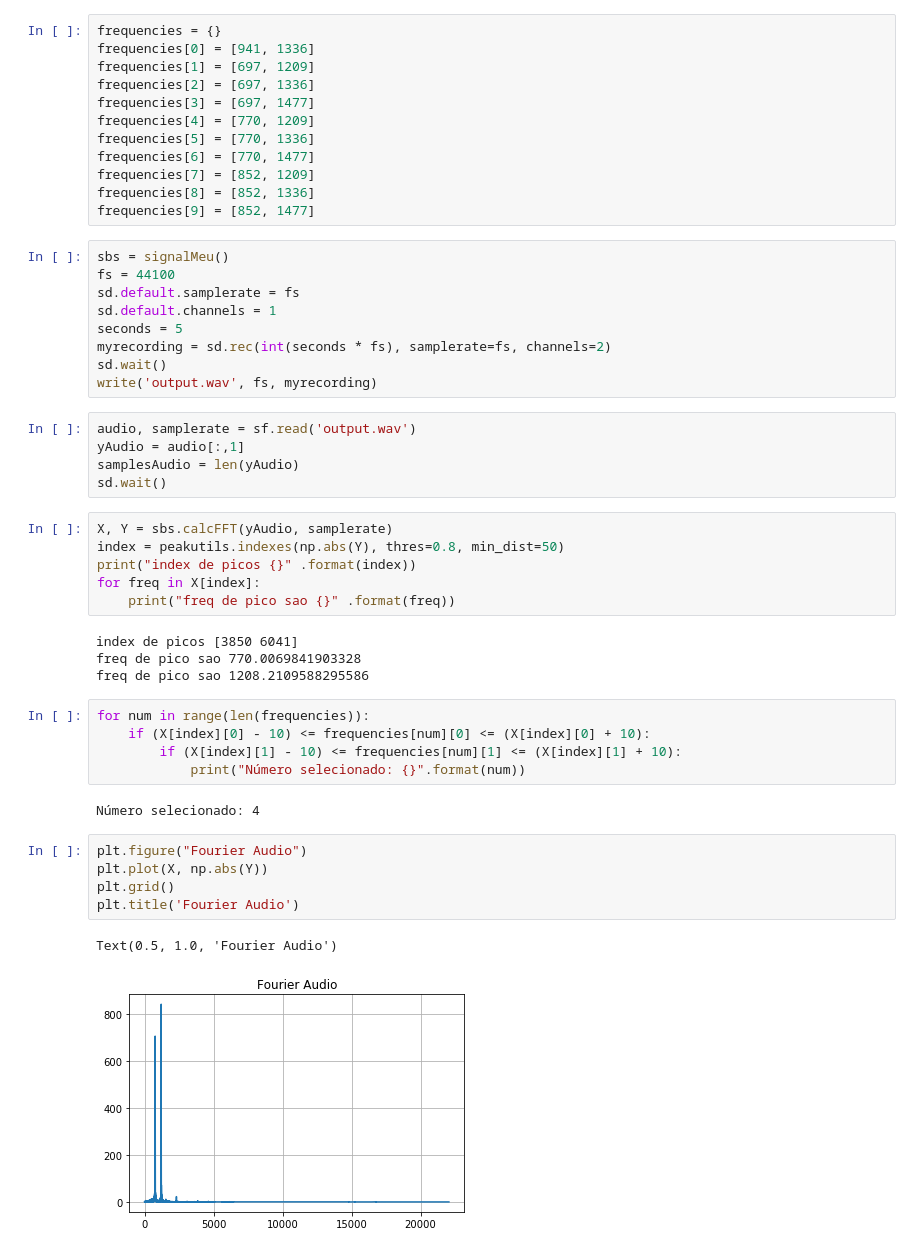
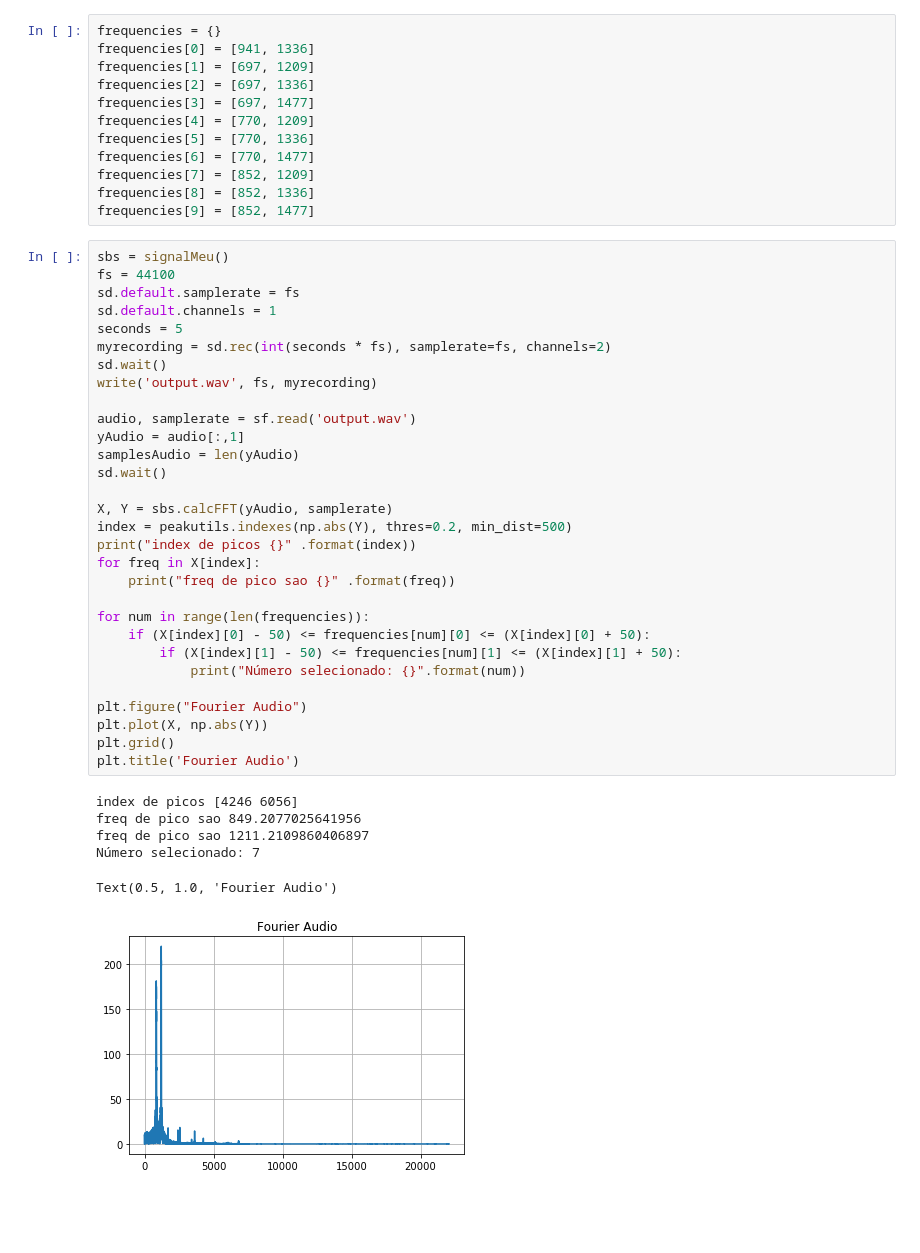
Before and after one commit to Bilbia/DTMF, a Jupyter notebook: receptor.ipynb, the cells around one changed output. Cells and saved outputs as stored; diff of their text form; blank space fills up the shorter version.

```diff
--- a/receptor.ipynb
+++ b/receptor.ipynb
@@ -22,42 +22,40 @@ frequencies[6] = [770, 1477]
 frequencies[7] = [852, 1209]
 frequencies[8] = [852, 1336]
 frequencies[9] = [852, 1477]
-# %%
-sbs = signalMeu()
-fs = 44100
-sd.default.samplerate = fs
-sd.default.channels = 1
-seconds = 5
-myrecording = sd.rec(int(seconds * fs), samplerate=fs, channels=2)
-sd.wait()
-write('output.wav', fs, myrecording)
-# %%
-audio, samplerate = sf.read('output.wav')
-yAudio = audio[:,1]
-samplesAudio = len(yAudio)
-sd.wait()
-# %%
-X, Y = sbs.calcFFT(yAudio, samplerate)
-index = peakutils.indexes(np.abs(Y), thres=0.8, min_dist=50)
-print("index de picos {}" .format(index))
-for freq in X[index]:
-    print("freq de pico sao {}" .format(freq))
-# %% [output]
-index de picos [3850 6041]
-freq de pico sao 770.0069841903328
-freq de pico sao 1208.2109588295586
-# %%
-for num in range(len(frequencies)):
-    if (X[index][0] - 10) <= frequencies[num][0] <= (X[index][0] + 10):
-        if (X[index][1] - 10) <= frequencies[num][1] <= (X[index][1] + 10):
-            print("Número selecionado: {}".format(num))
-# %% [output]
-Número selecionado: 4
-# %%
-plt.figure("Fourier Audio")
-plt.plot(X, np.abs(Y))
-plt.grid()
-plt.title('Fourier Audio')
-# %% [output]
-Text(0.5, 1.0, 'Fourier Audio')
-[figure, removed]
+# %%
+sbs = signalMeu()
+fs = 44100
+sd.default.samplerate = fs
+sd.default.channels = 1
+seconds = 5
+myrecording = sd.rec(int(seconds * fs), samplerate=fs, channels=2)
+sd.wait()
+write('output.wav', fs, myrecording)
+
+audio, samplerate = sf.read('output.wav')
+yAudio = audio[:,1]
+samplesAudio = len(yAudio)
+sd.wait()
+
+X, Y = sbs.calcFFT(yAudio, samplerate)
+index = peakutils.indexes(np.abs(Y), thres=0.2, min_dist=500)
+print("index de picos {}" .format(index))
+for freq in X[index]:
+    print("freq de pico sao {}" .format(freq))
+
+for num in range(len(frequencies)):
+    if (X[index][0] - 50) <= frequencies[num][0] <= (X[index][0] + 50):
+        if (X[index][1] - 50) <= frequencies[num][1] <= (X[index][1] + 50):
+            print("Número selecionado: {}".format(num))
+
+plt.figure("Fourier Audio")
+plt.plot(X, np.abs(Y))
+plt.grid()
+plt.title('Fourier Audio')
+# %% [output]
+index de picos [4246 6056]
+freq de pico sao 849.2077025641956
+freq de pico sao 1211.2109860406897
+Número selecionado: 7
+Text(0.5, 1.0, 'Fourier Audio')
+[figure, added]
```
Also changed, not shown: 3 other files.
